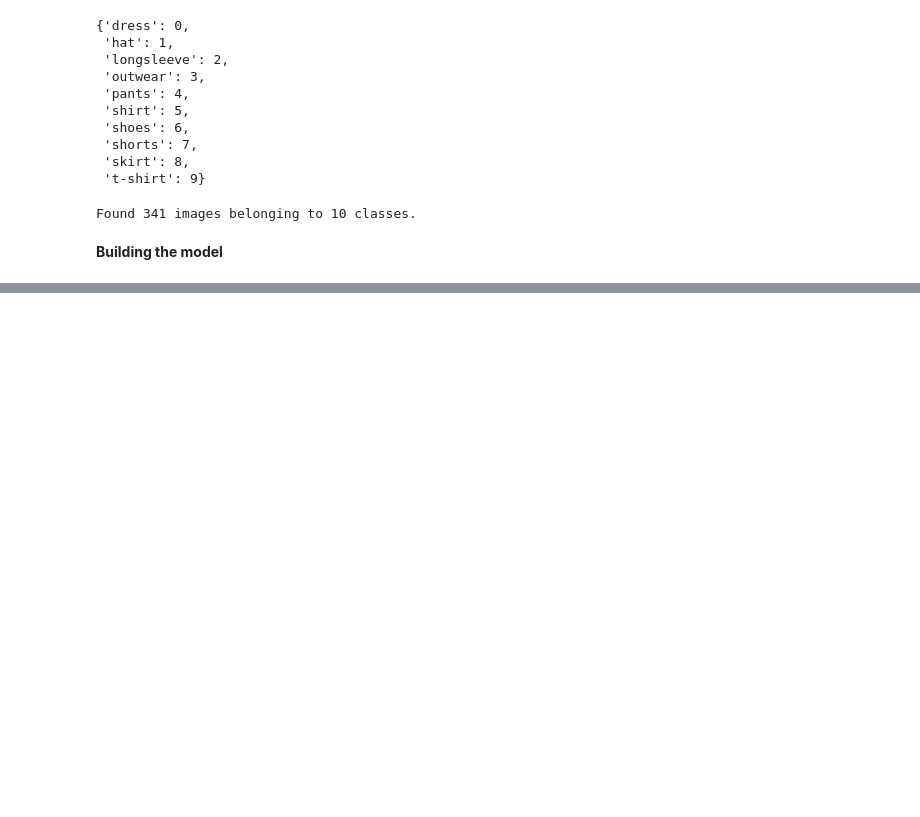
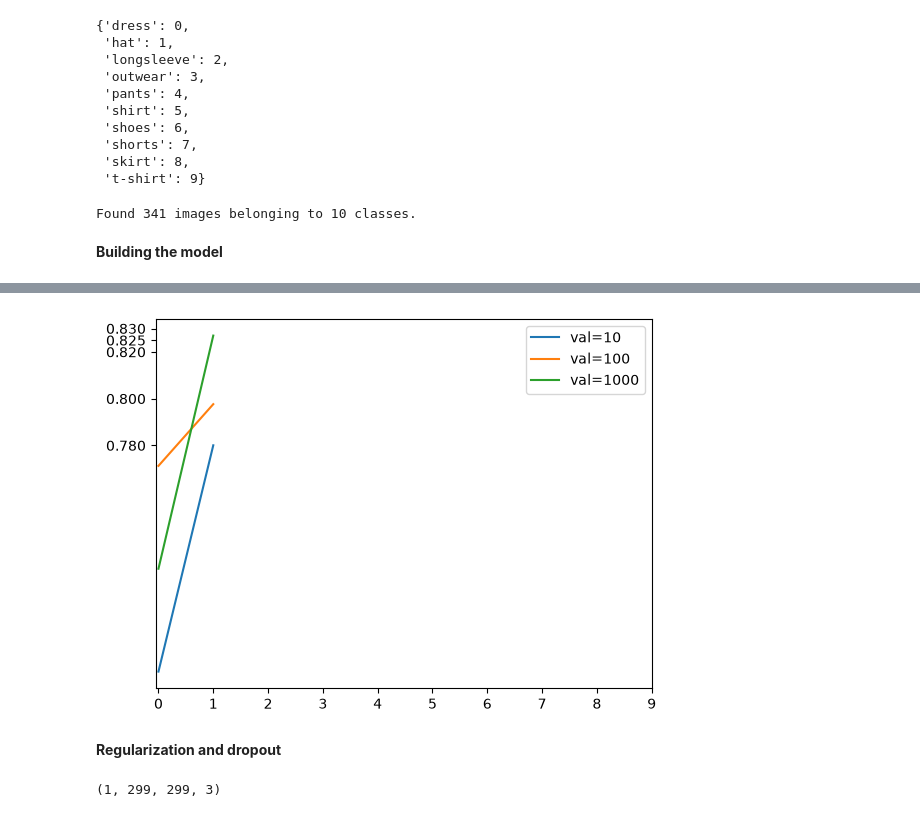
Before and after one commit to Priyanka493-My/ML, a Jupyter notebook: DeepLearning/clothing.ipynb, the cells around one changed output, grey strips where cells are left out. Saved outputs shown, nothing was run; the diff lists cells and outputs as text; code cells hidden in the pictures; blank space fills up the shorter version.

```diff
--- a/DeepLearning/clothing.ipynb
+++ b/DeepLearning/clothing.ipynb
@@ -126,0 +232,36 @@ Model: "xception"
+# %%
+def make_model(learning_rate=0.01,size_inner = 10):
+    base_model = Xception(weights='imagenet',
+                          include_top = False,
+                          input_shape = (150,150,3))
+    base_model.trainable = False
+
+    inputs = keras.Input(shape=(150,150,3))
+    base = base_model(inputs,training = False)
+    vectors = keras.layers.GlobalAveragePooling2D()(base)
+    inner = keras.layers.Dense(size_inner,activation='relu')(vectors)
+    outputs = keras.layers.Dense(10)(inner)
+    model = keras.Model(inputs,outputs)
+
+    optimizer = keras.optimizers.Adam(learning_rate=learning_rate)
+    loss = keras.losses.CategoricalCrossentropy(from_logits = True)
+
+    model.compile(optimizer = optimizer,
+                  loss = loss,
+                  metrics = ['accuracy'])
+
+    return model
+# %%
+learning_rate = 0.001
+
+scores = {}
+
+for size in [10, 100, 1000]:
+    print(size)
+
+    model = make_model(learning_rate=learning_rate, size_inner=size)
+    history = model.fit(train_ds, epochs=2, validation_data=val_ds)
+    scores[size] = history.history
+
+    print()
+    print()
@@ -126,0 +288,11 @@ Model: "xception"
+# %%
+for size, hist in scores.items():
+    plt.plot(hist['val_accuracy'], label=('val=%s' % size))
+
+plt.xticks(np.arange(10))
+plt.yticks([0.78, 0.80, 0.82, 0.825, 0.83])
+plt.legend();
+# %% [output]
+[figure, added]
+# %% [markdown]
+**Regularization and dropout**
@@ -126,0 +325,6 @@ Model: "xception"
+# %%
+x = np.array(img)
+X = np.array([x])
+X.shape
+# %% [output]
+(1, 299, 299, 3)
```
Also changed, not shown: parts of 25 cells of this notebook, 5 other files.
